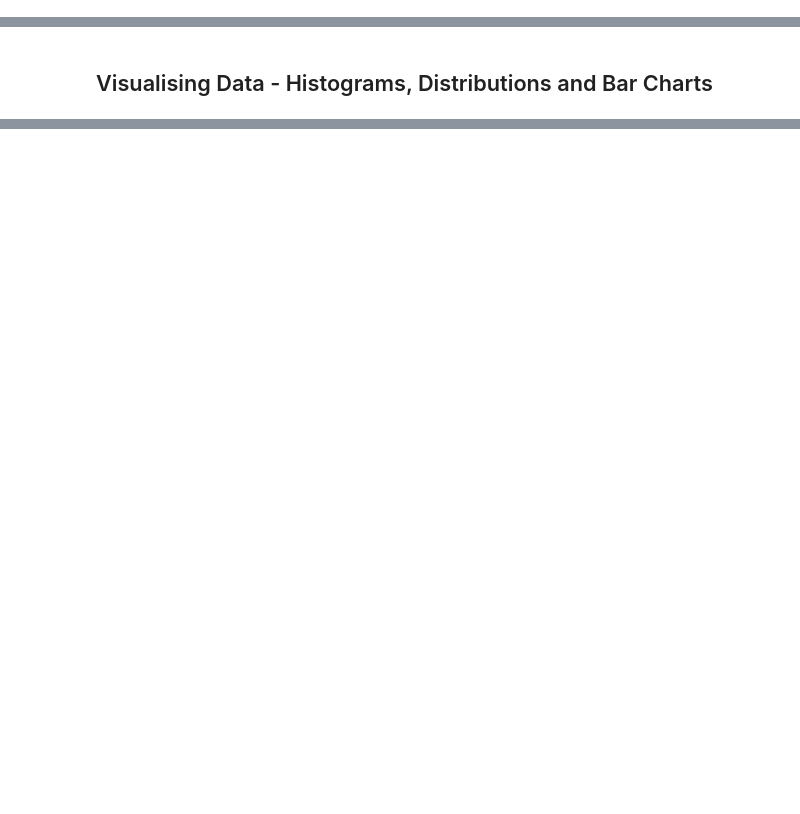
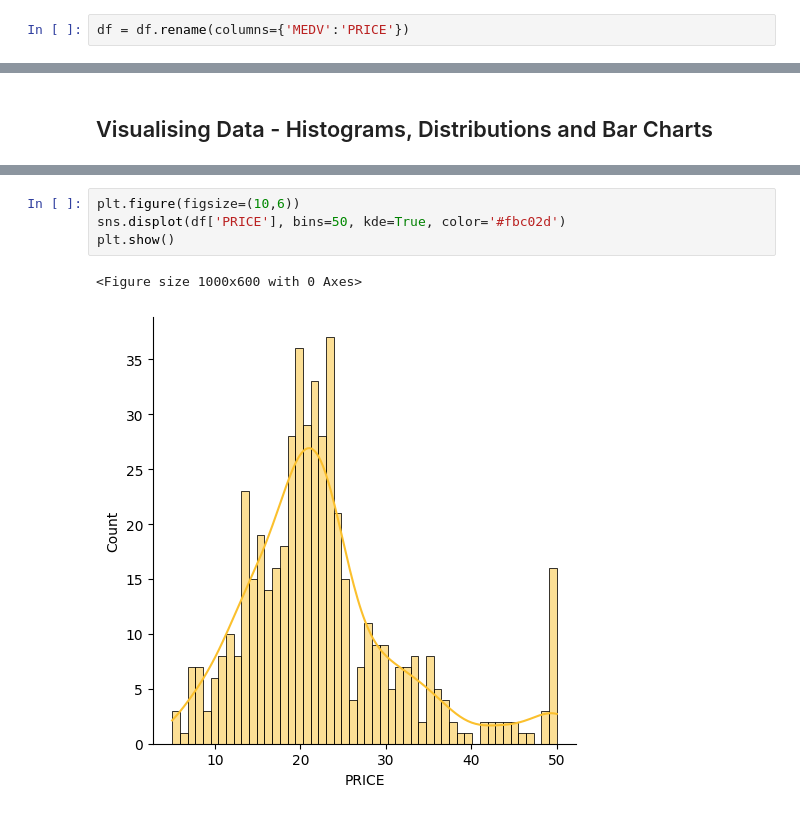
Before and after one commit to bondaleksey/learning-curve-first-steps, a Jupyter notebook: basic-ml/multivariable-linear-regression.ipynb, the cells around one changed output, grey strips where cells are left out. Saved outputs shown, nothing was run; the diff lists cells and outputs as text; blank space fills up the shorter version.

```diff
--- a/basic-ml/multivariable-linear-regression.ipynb
+++ b/basic-ml/multivariable-linear-regression.ipynb
@@ -95,3 +75,5 @@ dir(df)
+# %%
+df = df.rename(columns={'MEDV':'PRICE'})
 # %%
 df.columns
 # %% [output]
@@ -187,3 +169,10 @@ plt.title('Price Hist')
 plt.show()
 # %% [output]
 [figure]
+# %%
+plt.figure(figsize=(10,6))
+sns.displot(df['PRICE'], bins=50, kde=True, color='#fbc02d')
+plt.show()
+# %% [output]
+<Figure size 1000x600 with 0 Axes>
+[figure, added]
```
Also changed, not shown: parts of 9 cells of this notebook.
